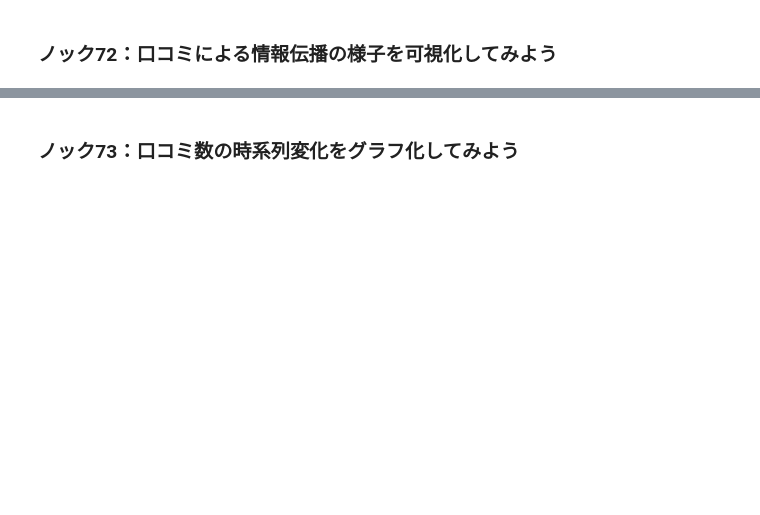
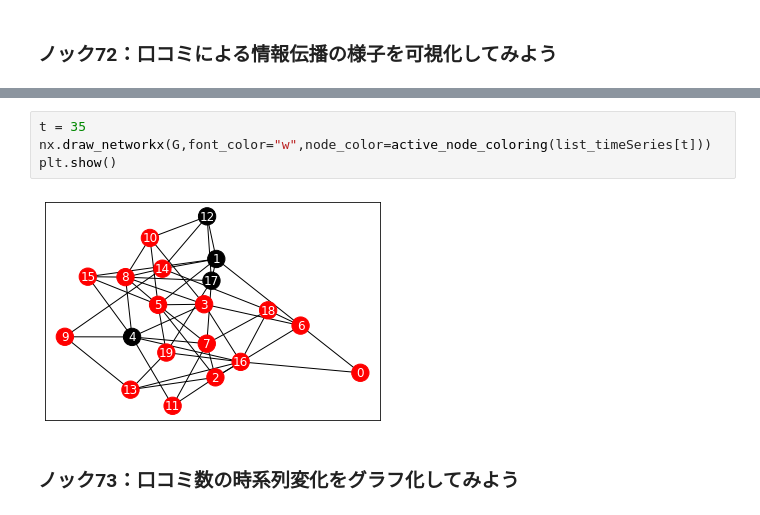
Before and after one commit to ryusei6/book-practical-data-analysis-100-knocks, a Jupyter notebook: chapter08/8章_数値シミュレーションで消費者行動を予測する10本ノック.ipynb, the cells around one changed output, grey strips where cells are left out. Cells and saved outputs as stored; diff of their text form; blank space fills up the shorter version.

```diff
--- a/chapter08/8章_数値シミュレーションで消費者行動を予測する10本ノック.ipynb
+++ b/chapter08/8章_数値シミュレーションで消費者行動を予測する10本ノック.ipynb
@@ -60,2 +113,8 @@ plt.show()
+# %%
+t = 35
+nx.draw_networkx(G,font_color="w",node_color=active_node_coloring(list_timeSeries[t]))
+plt.show()
+# %% [output]
+[figure, added]
 # %% [markdown]
 ### ノック73：口コミ数の時系列変化をグラフ化してみよう
```
Also changed, not shown: parts of 14 cells of this notebook.
